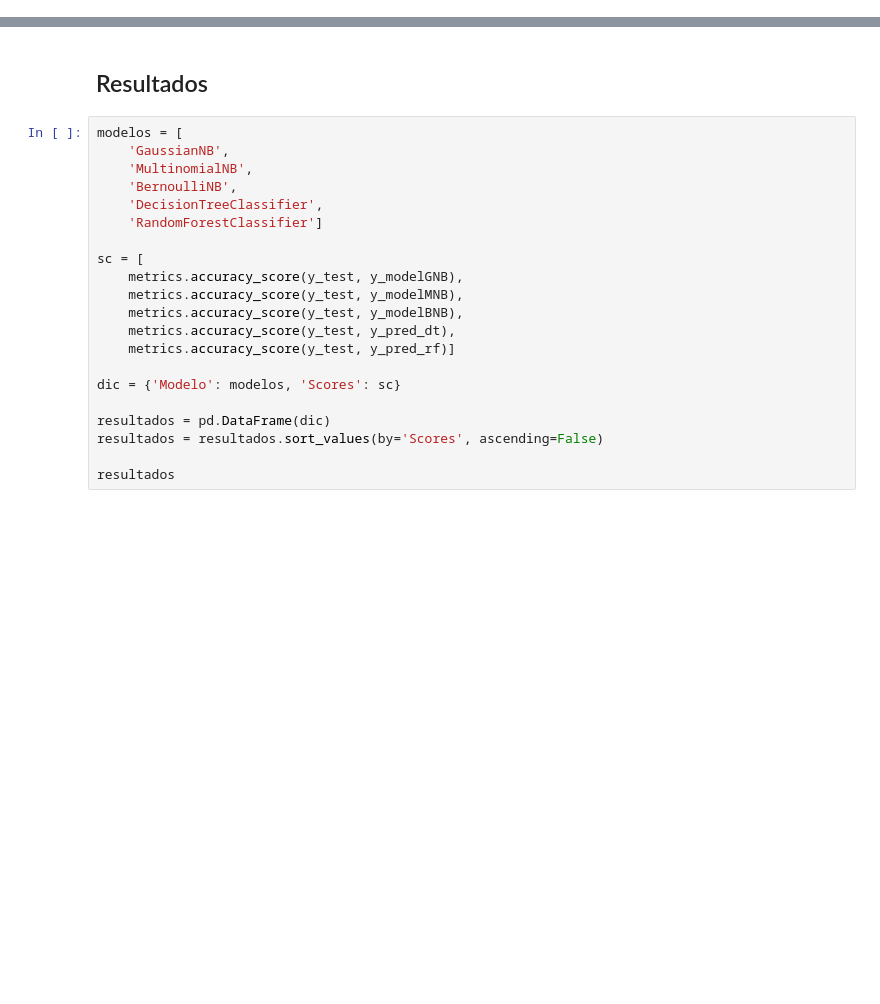
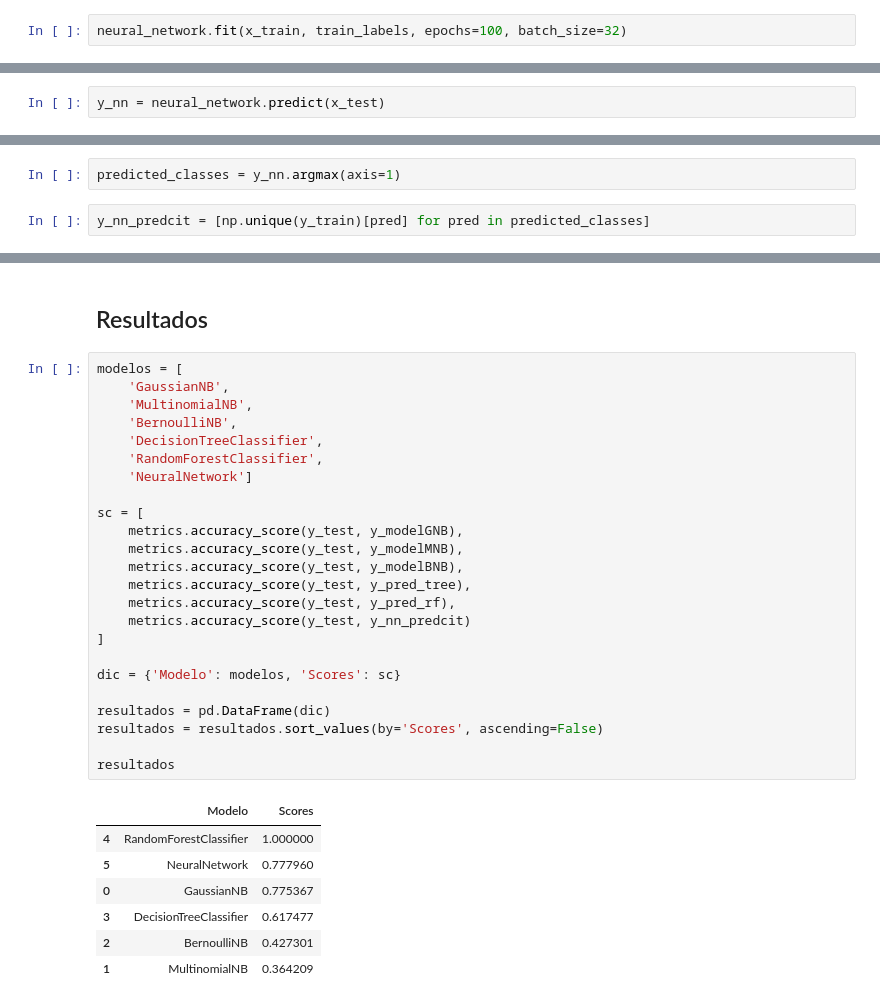
Before and after one commit to Mdm2016/Monografia-udea-cohorte-5, a Jupyter notebook: entregable_ii/4.modelos.ipynb, the cells around one changed output, grey strips where cells are left out. Drawn from its saved outputs; the diff is of its cells as text; blank space fills up the shorter version.

```diff
--- a/entregable_ii/4.modelos.ipynb
+++ b/entregable_ii/4.modelos.ipynb
@@ -364,0 +401,2 @@ print(f'mean acc: {scores.mean()}')
+# %%
+neural_network.fit(x_train, train_labels, epochs=100, batch_size=32)
@@ -364,0 +429,2 @@ print(f'mean acc: {scores.mean()}')
+# %%
+y_nn = neural_network.predict(x_test)
@@ -364,0 +433,4 @@ print(f'mean acc: {scores.mean()}')
+# %%
+predicted_classes = y_nn.argmax(axis=1)
+# %%
+y_nn_predcit = [np.unique(y_train)[pred] for pred in predicted_classes]
@@ -367,21 +459,32 @@ print(f'mean acc: {scores.mean()}')
 # %%
 modelos = [
     'GaussianNB',
     'MultinomialNB',
     'BernoulliNB',
     'DecisionTreeClassifier',
-    'RandomForestClassifier']
+    'RandomForestClassifier',
+    'NeuralNetwork']
 
 sc = [
     metrics.accuracy_score(y_test, y_modelGNB),
     metrics.accuracy_score(y_test, y_modelMNB),
     metrics.accuracy_score(y_test, y_modelBNB),
-    metrics.accuracy_score(y_test, y_pred_dt),
-    metrics.accuracy_score(y_test, y_pred_rf)]
+    metrics.accuracy_score(y_test, y_pred_tree),
+    metrics.accuracy_score(y_test, y_pred_rf),
+    metrics.accuracy_score(y_test, y_nn_predcit)
+]
 
 dic = {'Modelo': modelos, 'Scores': sc}
 
 resultados = pd.DataFrame(dic)
 resultados = resultados.sort_values(by='Scores', ascending=False)
 
 resultados
+# %% [output]
+|  | Modelo | Scores |
+| 4 | RandomForestClassifier | 1.000000 |
+| 5 | NeuralNetwork | 0.777960 |
+| 0 | GaussianNB | 0.775367 |
+| 3 | DecisionTreeClassifier | 0.617477 |
+| 2 | BernoulliNB | 0.427301 |
+| 1 | MultinomialNB | 0.364209 |
```
Also changed, not shown: parts of 76 cells of this notebook.
